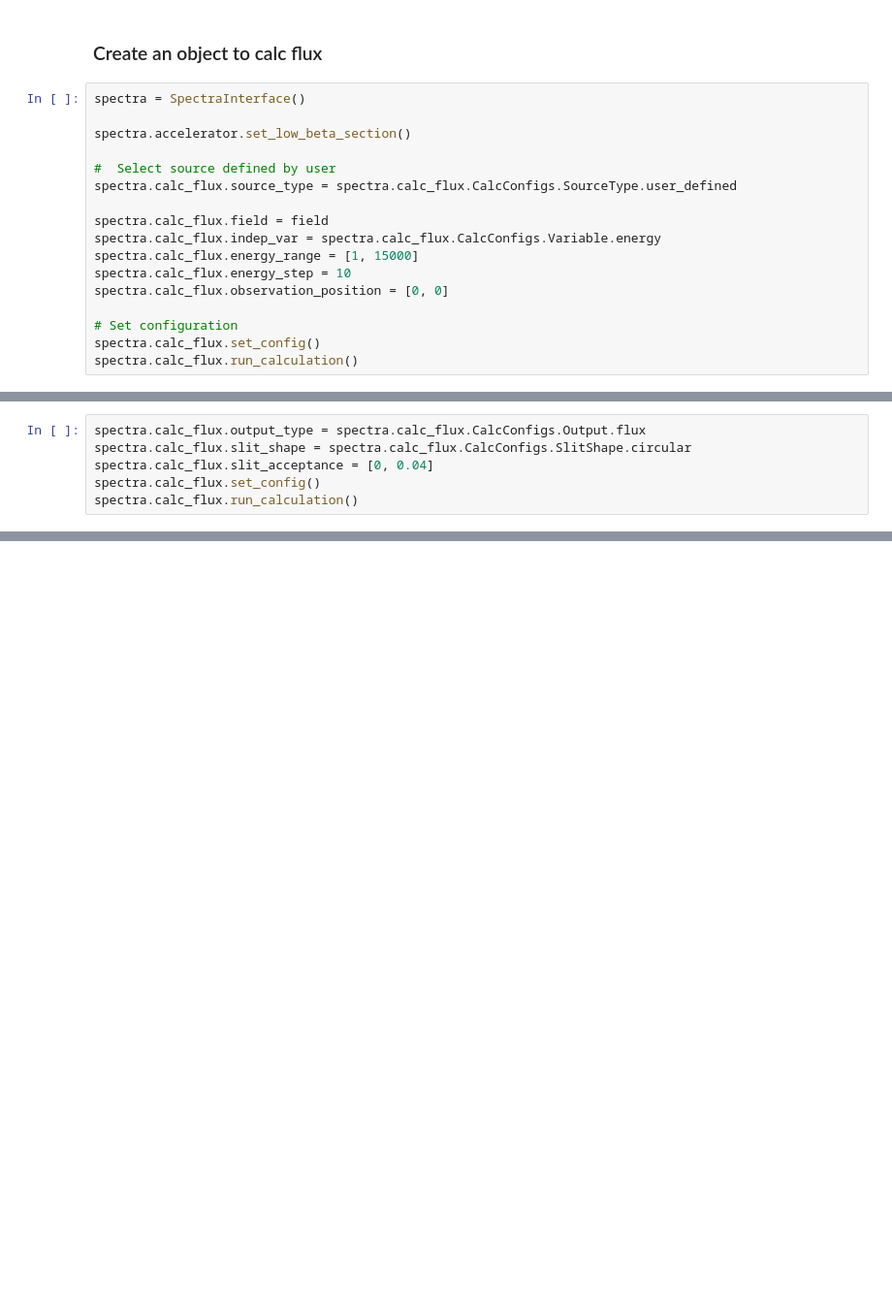
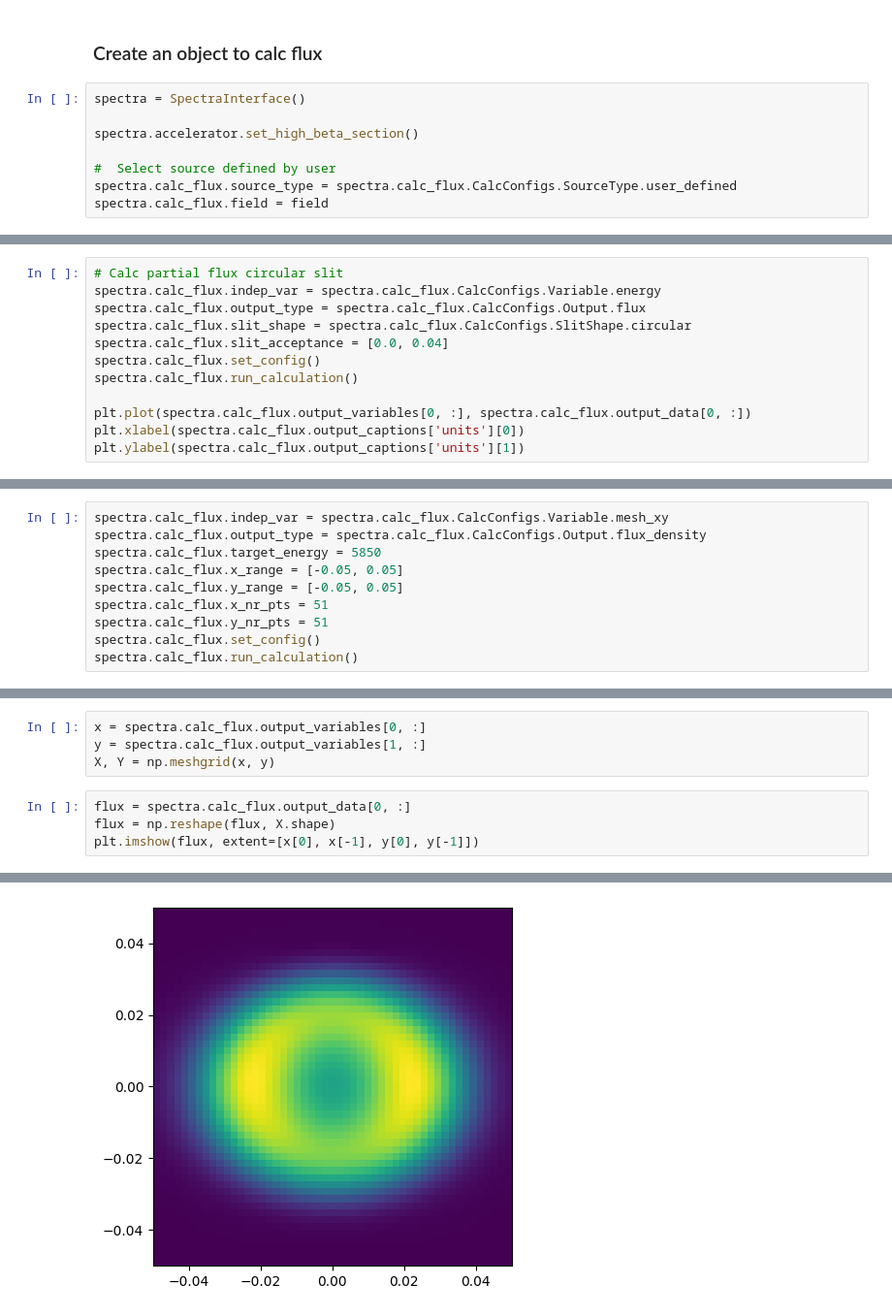
Before and after one commit to lnls-ids/spectrainterface, a Jupyter notebook: tutorial_spectra_interface.ipynb, the cells around one changed output, grey strips where cells are left out. Shown: that part at 97% size. Drawn from its saved outputs; the diff is of its cells as text; blank space fills up the shorter version.

Commit message:
spatial distribution of flux working

```diff
--- a/tutorial_spectra_interface.ipynb
+++ b/tutorial_spectra_interface.ipynb
@@ -42,17 +42,8 @@ plt.plot(rz, by)
 # %%
 spectra = SpectraInterface()
 
-spectra.accelerator.set_low_beta_section()
+spectra.accelerator.set_high_beta_section()
 
 #  Select source defined by user
 spectra.calc_flux.source_type = spectra.calc_flux.CalcConfigs.SourceType.user_defined
-
 spectra.calc_flux.field = field
-spectra.calc_flux.indep_var = spectra.calc_flux.CalcConfigs.Variable.energy
-spectra.calc_flux.energy_range = [1, 15000]
-spectra.calc_flux.energy_step = 10
-spectra.calc_flux.observation_position = [0, 0]
-
-# Set configuration
-spectra.calc_flux.set_config()
-spectra.calc_flux.run_calculation()
@@ -68,7 +72,13 @@ Text(0, 0.5, 'ph/s/mm^2/0.1%B.W.')
 # %%
+# Calc partial flux circular slit
+spectra.calc_flux.indep_var = spectra.calc_flux.CalcConfigs.Variable.energy
 spectra.calc_flux.output_type = spectra.calc_flux.CalcConfigs.Output.flux
 spectra.calc_flux.slit_shape = spectra.calc_flux.CalcConfigs.SlitShape.circular
-spectra.calc_flux.slit_acceptance = [0, 0.04]
+spectra.calc_flux.slit_acceptance = [0.0, 0.04]
 spectra.calc_flux.set_config()
 spectra.calc_flux.run_calculation()
+
+plt.plot(spectra.calc_flux.output_variables[0, :], spectra.calc_flux.output_data[0, :])
+plt.xlabel(spectra.calc_flux.output_captions['units'][0])
+plt.ylabel(spectra.calc_flux.output_captions['units'][1])
 # %% [output]
@@ -82,0 +89,10 @@ Text(0, 0.5, 'ph/s/0.1%B.W.')
+# %%
+spectra.calc_flux.indep_var = spectra.calc_flux.CalcConfigs.Variable.mesh_xy
+spectra.calc_flux.output_type = spectra.calc_flux.CalcConfigs.Output.flux_density
+spectra.calc_flux.target_energy = 5850
+spectra.calc_flux.x_range = [-0.05, 0.05]
+spectra.calc_flux.y_range = [-0.05, 0.05]
+spectra.calc_flux.x_nr_pts = 51
+spectra.calc_flux.y_nr_pts = 51
+spectra.calc_flux.set_config()
+spectra.calc_flux.run_calculation()
@@ -82,0 +101,9 @@ Text(0, 0.5, 'ph/s/0.1%B.W.')
+# %%
+x = spectra.calc_flux.output_variables[0, :]
+y = spectra.calc_flux.output_variables[1, :]
+X, Y = np.meshgrid(x, y)
+# %%
+flux = spectra.calc_flux.output_data[0, :]
+flux = np.reshape(flux, X.shape)
+plt.imshow(flux, extent=[x[0], x[-1], y[0], y[-1]])
+# %% [output]
@@ -82,0 +111 @@ Text(0, 0.5, 'ph/s/0.1%B.W.')
+[figure, added]
```
Also changed, not shown: parts of 9 cells of this notebook, 3 other files.
